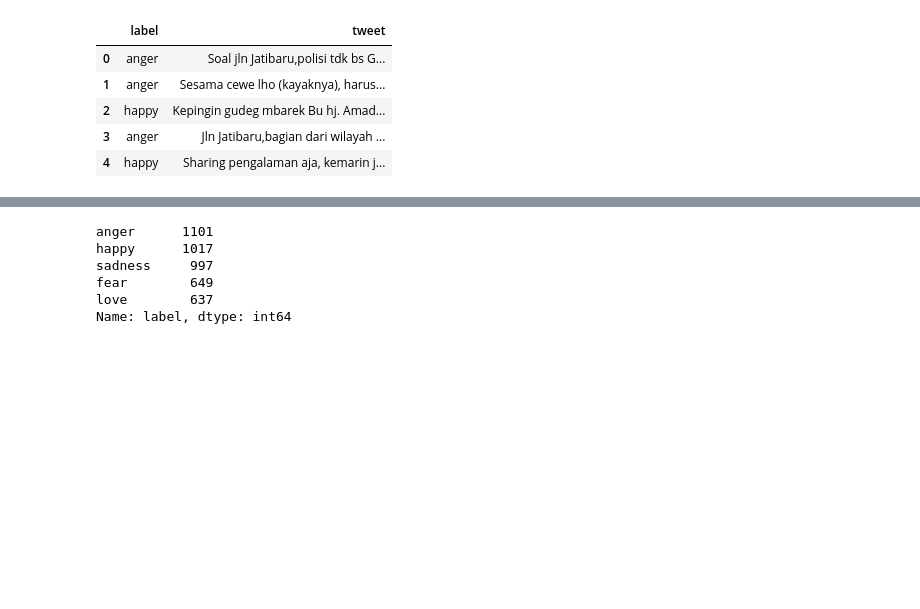
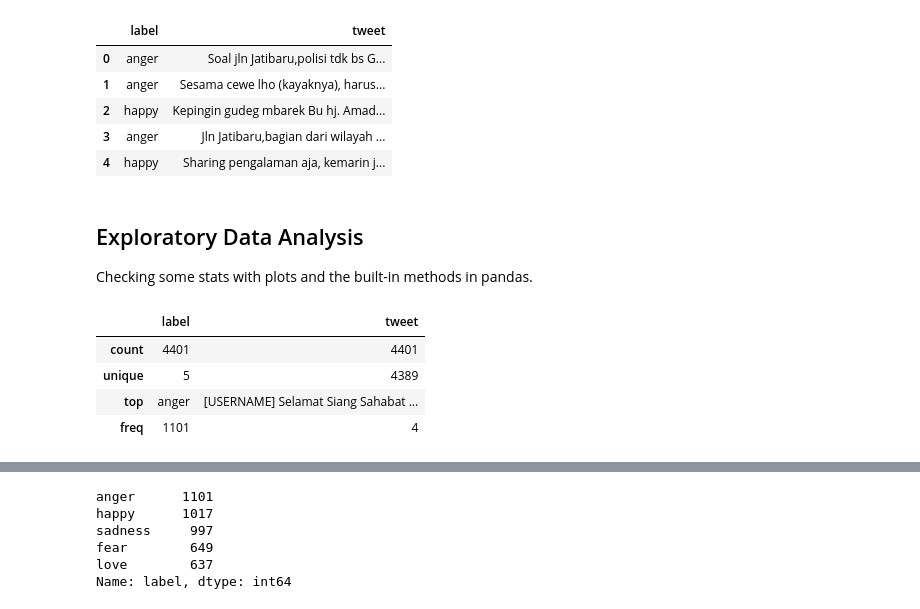
Before and after one commit to rudyabs/Final_Project_Purwadhika-NLP, a Jupyter notebook: dataset_and_model/Draf_Twitter_Emosi.ipynb, the cells around one changed output, grey strips where cells are left out. Drawn from its saved outputs; the diff is of its cells as text; code cells hidden in the pictures; blank space fills up the shorter version.

```diff
--- a/Draf_Twitter_Emosi.ipynb
+++ b/dataset_and_model/Draf_Twitter_Emosi.ipynb
@@ -17,3 +27,15 @@ df.head(5)
 | 2 | happy | Kepingin gudeg mbarek Bu hj. Amad... |
 | 3 | anger | Jln Jatibaru,bagian dari wilayah ... |
 | 4 | happy | Sharing pengalaman aja, kemarin j... |
+# %% [markdown]
+## Exploratory Data Analysis ##
+
+Checking some stats with plots and the built-in methods in pandas.
+# %%
+df.describe()
+# %% [output]
+|  | label | tweet |
+| count | 4401 | 4401 |
+| unique | 5 | 4389 |
+| top | anger | [USERNAME] Selamat Siang Sahabat ... |
+| freq | 1101 | 4 |
```
Also changed, not shown: parts of 28 cells of this notebook, 20 other files.
